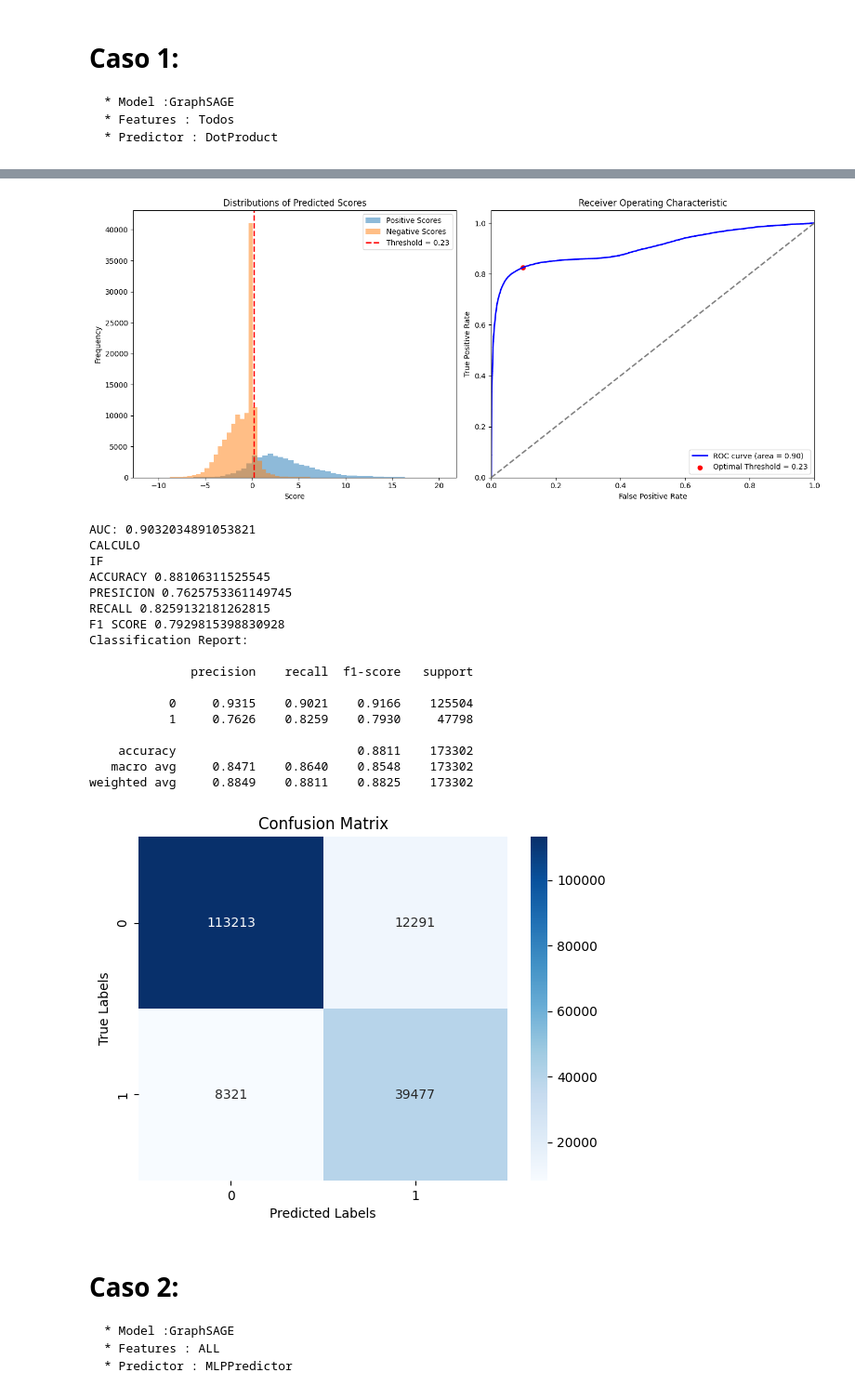
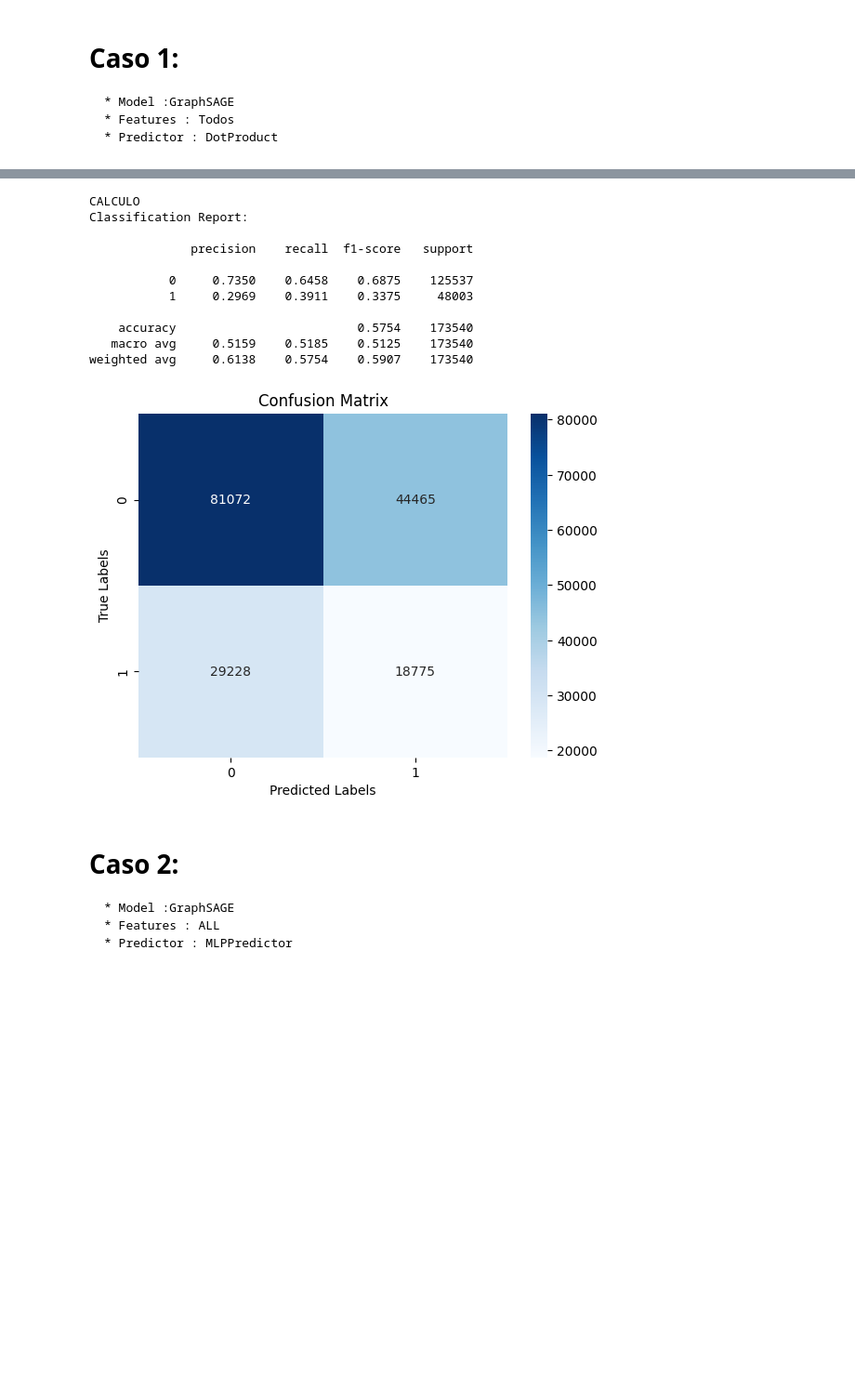
Before and after one commit to valesteban/TESIS, a Jupyter notebook: trainingBinaryClass.ipynb, the cells around one changed output, grey strips where cells are left out. Shown at 93% size. Drawn from its saved outputs; the diff is of its cells as text; code cells hidden in the pictures; blank space fills up the shorter version.

```diff
--- a/trainingBinaryClass.ipynb
+++ b/trainingBinaryClass.ipynb
@@ -156,28 +173,19 @@ TypeError: GNN.split_dataset() takes 1 positional argument but 2 were given
-# %%
-true_labels = gnn.dgl_graph.edata["Relationship"][test_mak]
-predicted_scores = scores.detach().numpy()[test_mak]
-optimal_threshold = plot_roc_curve(true_labels,predicted_scores)
-cal_acc_pres_f1(predicted_scores,true_labels, threshold=optimal_threshold)
-# %% [output]
-[figure, removed]
-AUC: 0.9032034891053821
-CALCULO
-IF
-ACCURACY 0.88106311525545
-PRESICION 0.7625753361149745
-RECALL 0.8259132181262815
-F1 SCORE 0.7929815398830928
-Classification Report:
-
-              precision    recall  f1-score   support
-
-           0     0.9315    0.9021    0.9166    125504
-           1     0.7626    0.8259    0.7930     47798
-
-    accuracy                         0.8811    173302
-   macro avg     0.8471    0.8640    0.8548    173302
-weighted avg     0.8849    0.8811    0.8825    173302
-[figure, removed]
+# %%
+# ----------- 6. Calcular métricas -------------- #
+calculate_metrics(predicted_scores,true_labels, threshold=optimal_threshold)
+# %% [output]
+CALCULO
+Classification Report:
+
+              precision    recall  f1-score   support
+
+           0     0.7350    0.6458    0.6875    125537
+           1     0.2969    0.3911    0.3375     48003
+
+    accuracy                         0.5754    173540
+   macro avg     0.5159    0.5185    0.5125    173540
+weighted avg     0.6138    0.5754    0.5907    173540
+[figure, added]
 # %% [markdown]
 # Caso 2:
     * Model :GraphSAGE
```
Also changed, not shown: parts of 15 cells of this notebook, 4 other files.
